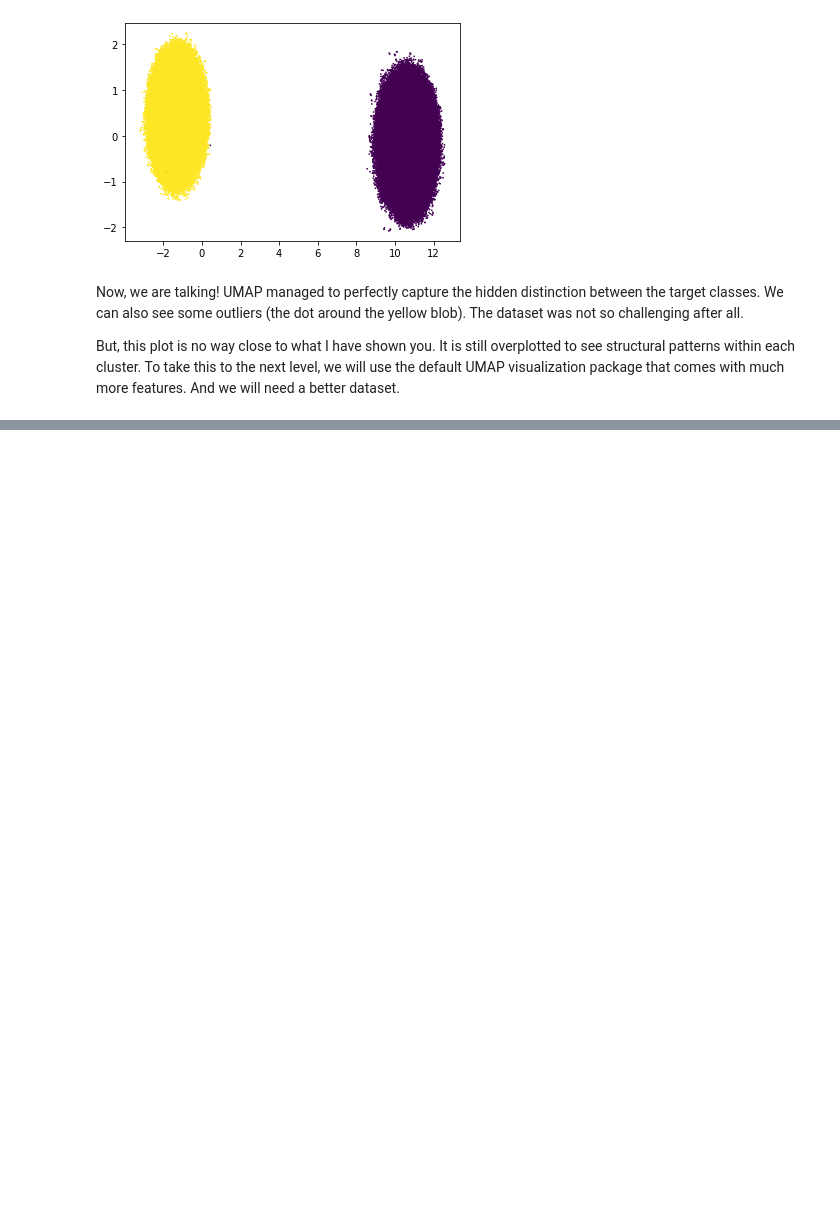
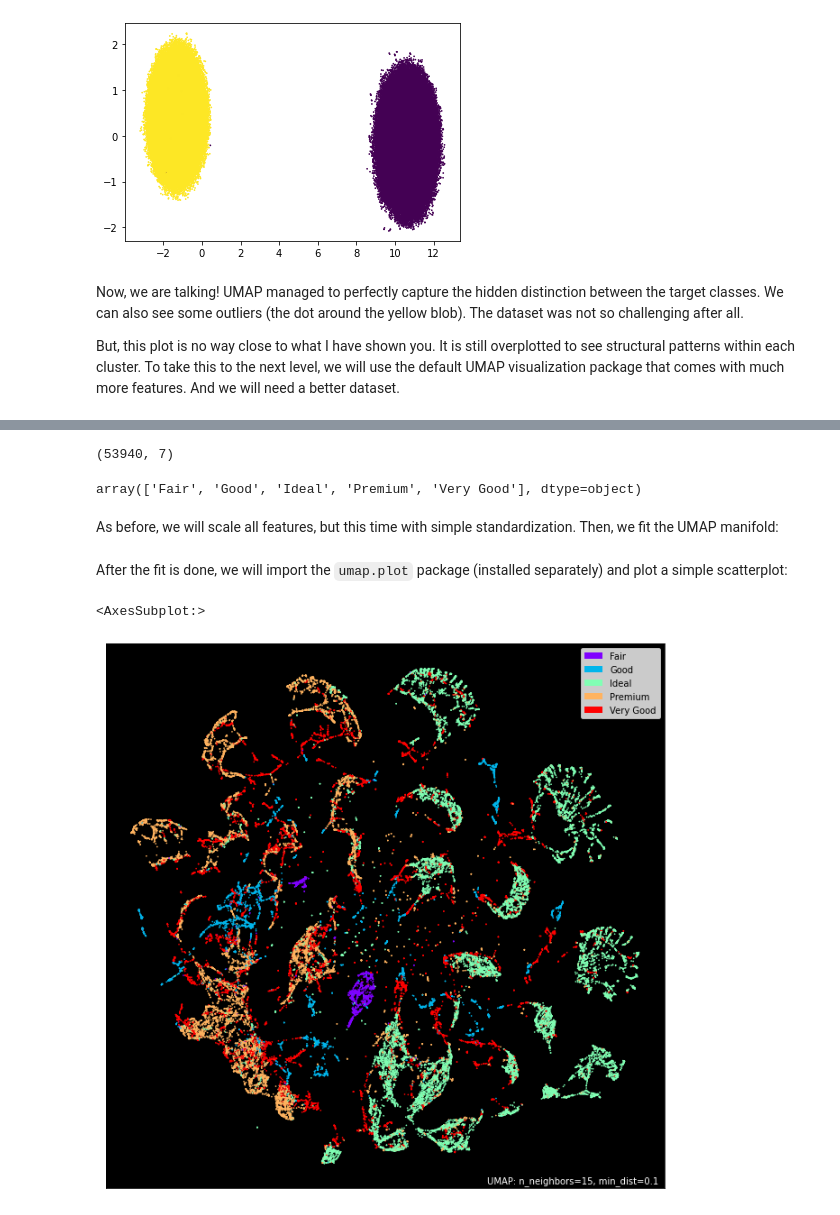
Before and after one commit to BexTuychiev/medium_stories, a Jupyter notebook: 2021/september/7_umap/notebook.ipynb, the cells around one changed output, grey strips where cells are left out. Saved outputs shown, nothing was run; the diff lists cells and outputs as text; code cells hidden in the pictures; blank space fills up the shorter version.

Commit message:
section: TEMP Better visualization with UMAP

```diff
--- a/2021/september/7_umap/notebook.ipynb
+++ b/2021/september/7_umap/notebook.ipynb
@@ -151,0 +156,8 @@ But, this plot is no way close to what I have shown you. It is still overplotted
+# %%
+import seaborn as sns
+
+diamonds = sns.load_dataset("diamonds")
+
+X, y = diamonds.select_dtypes(include=np.number), diamonds[["cut"]].values.flatten()
+
+X.head()
@@ -151,0 +171,31 @@ But, this plot is no way close to what I have shown you. It is still overplotted
+# %%
+X.shape
+# %% [output]
+(53940, 7)
+# %%
+np.unique(y)
+# %% [output]
+array(['Fair', 'Good', 'Ideal', 'Premium', 'Very Good'], dtype=object)
+# %% [markdown]
+As before, we will scale all features, but this time with simple standardization. Then, we fit the UMAP manifold:
+# %%
+import umap
+from sklearn.preprocessing import StandardScaler
+
+# Scale
+pipe = make_pipeline(StandardScaler())
+X = pipe.fit_transform(X.copy())
+
+# Encode the target to numeric
+y_encoded = pd.factorize(y)[0]
+# %%
+manifold = umap.UMAP().fit(X, y_encoded)
+# %% [markdown]
+After the fit is done, we will import the `umap.plot` package (installed separately) and plot a simple scatterplot:
+# %%
+import umap.plot  # pip install umap-learn[plot]
+
+umap.plot.points(manifold, labels=y, theme="fire");
+# %% [output]
+<AxesSubplot:>
+[figure, added]
```
Also changed, not shown: parts of 6 cells of this notebook.
